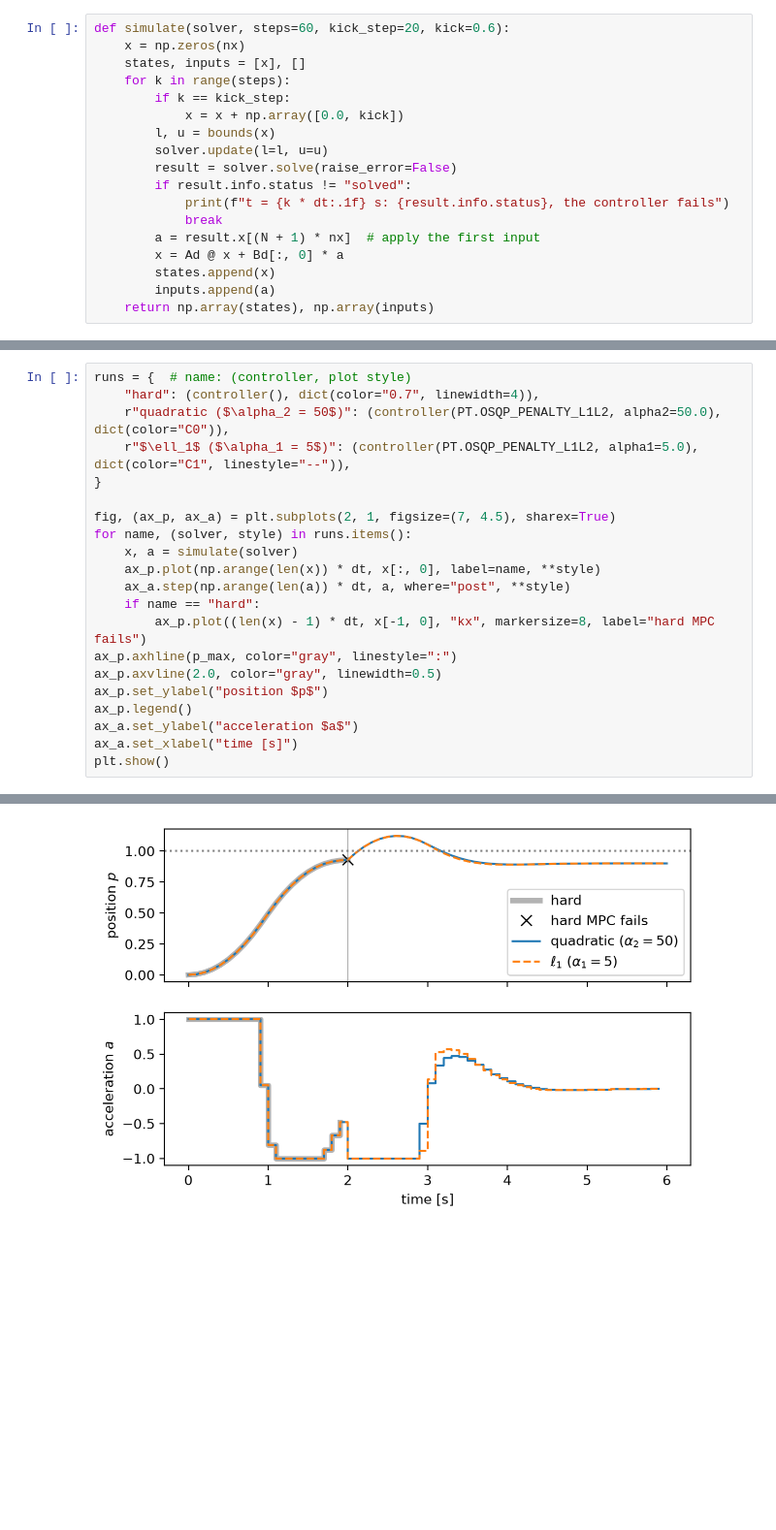
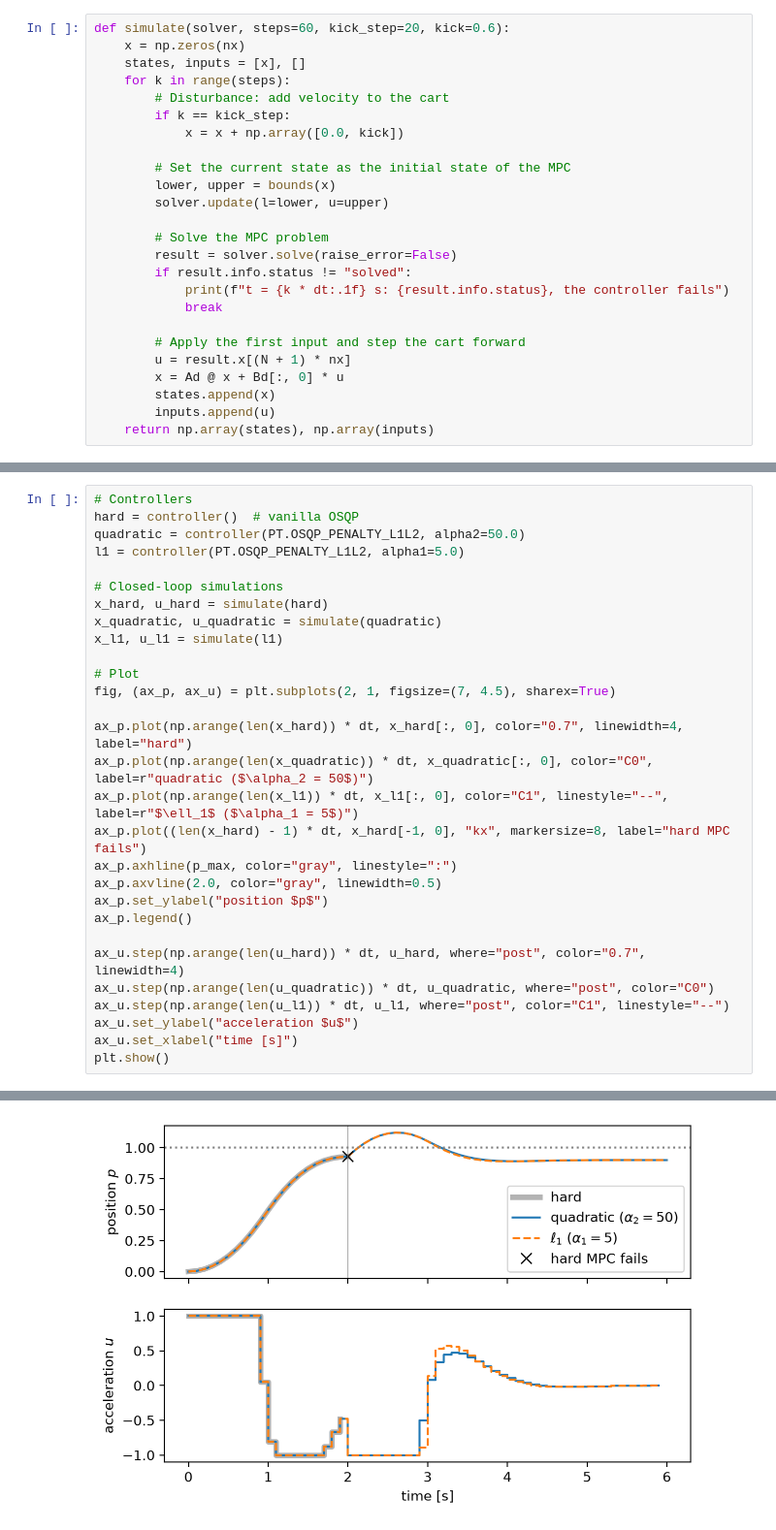
Before and after one commit to A2R-Lab/OSQPSlack, a Jupyter notebook: notebooks/mpc_example.ipynb, the cells around one changed output, grey strips where cells are left out. Shown at 97% size. Drawn from its saved outputs; the diff is of its cells as text; blank space fills up the shorter version.

```diff
--- a/notebooks/mpc_example.ipynb
+++ b/notebooks/mpc_example.ipynb
@@ -122,17 +142,24 @@ def simulate(solver, steps=60, kick_step=20, kick=0.6):
     x = np.zeros(nx)
     states, inputs = [x], []
     for k in range(steps):
+        # Disturbance: add velocity to the cart
         if k == kick_step:
             x = x + np.array([0.0, kick])
-        l, u = bounds(x)
-        solver.update(l=l, u=u)
+
+        # Set the current state as the initial state of the MPC
+        lower, upper = bounds(x)
+        solver.update(l=lower, u=upper)
+
+        # Solve the MPC problem
         result = solver.solve(raise_error=False)
         if result.info.status != "solved":
             print(f"t = {k * dt:.1f} s: {result.info.status}, the controller fails")
             break
-        a = result.x[(N + 1) * nx]  # apply the first input
-        x = Ad @ x + Bd[:, 0] * a
+
+        # Apply the first input and step the cart forward
+        u = result.x[(N + 1) * nx]
+        x = Ad @ x + Bd[:, 0] * u
         states.append(x)
-        inputs.append(a)
+        inputs.append(u)
     return np.array(states), np.array(inputs)
 # %% [markdown]
@@ -142,27 +169,35 @@ After the kick, the cart is too fast to stop before $p_{\max}$, even when it bra
 # %%
-runs = {  # name: (controller, plot style)
-    "hard": (controller(), dict(color="0.7", linewidth=4)),
-    r"quadratic ($\alpha_2 = 50$)": (controller(PT.OSQP_PENALTY_L1L2, alpha2=50.0), dict(color="C0")),
-    r"$\ell_1$ ($\alpha_1 = 5$)": (controller(PT.OSQP_PENALTY_L1L2, alpha1=5.0), dict(color="C1", linestyle="--")),
-}
+# Controllers
+hard = controller()  # vanilla OSQP
+quadratic = controller(PT.OSQP_PENALTY_L1L2, alpha2=50.0)
+l1 = controller(PT.OSQP_PENALTY_L1L2, alpha1=5.0)
 
-fig, (ax_p, ax_a) = plt.subplots(2, 1, figsize=(7, 4.5), sharex=True)
-for name, (solver, style) in runs.items():
-    x, a = simulate(solver)
-    ax_p.plot(np.arange(len(x)) * dt, x[:, 0], label=name, **style)
-    ax_a.step(np.arange(len(a)) * dt, a, where="post", **style)
-    if name == "hard":
-        ax_p.plot((len(x) - 1) * dt, x[-1, 0], "kx", markersize=8, label="hard MPC fails")
+# Closed-loop simulations
+x_hard, u_hard = simulate(hard)
+x_quadratic, u_quadratic = simulate(quadratic)
+x_l1, u_l1 = simulate(l1)
+
+# Plot
+fig, (ax_p, ax_u) = plt.subplots(2, 1, figsize=(7, 4.5), sharex=True)
+
+ax_p.plot(np.arange(len(x_hard)) * dt, x_hard[:, 0], color="0.7", linewidth=4, label="hard")
+ax_p.plot(np.arange(len(x_quadratic)) * dt, x_quadratic[:, 0], color="C0", label=r"quadratic ($\alpha_2 = 50$)")
+ax_p.plot(np.arange(len(x_l1)) * dt, x_l1[:, 0], color="C1", linestyle="--", label=r"$\ell_1$ ($\alpha_1 = 5$)")
+ax_p.plot((len(x_hard) - 1) * dt, x_hard[-1, 0], "kx", markersize=8, label="hard MPC fails")
 ax_p.axhline(p_max, color="gray", linestyle=":")
 ax_p.axvline(2.0, color="gray", linewidth=0.5)
 ax_p.set_ylabel("position $p$")
 ax_p.legend()
-ax_a.set_ylabel("acceleration $a$")
-ax_a.set_xlabel("time [s]")
+
+ax_u.step(np.arange(len(u_hard)) * dt, u_hard, where="post", color="0.7", linewidth=4)
+ax_u.step(np.arange(len(u_quadratic)) * dt, u_quadratic, where="post", color="C0")
+ax_u.step(np.arange(len(u_l1)) * dt, u_l1, where="post", color="C1", linestyle="--")
+ax_u.set_ylabel("acceleration $u$")
+ax_u.set_xlabel("time [s]")
 plt.show()
 # %% [output]
 t = 2.0 s: primal infeasible, the controller fails
-[figure, old version]
+[figure, new version]
 # %% [markdown]
 ### 2. The penalty shapes the violation
 
```
Also changed, not shown: parts of 15 cells of this notebook, 3 other files.
